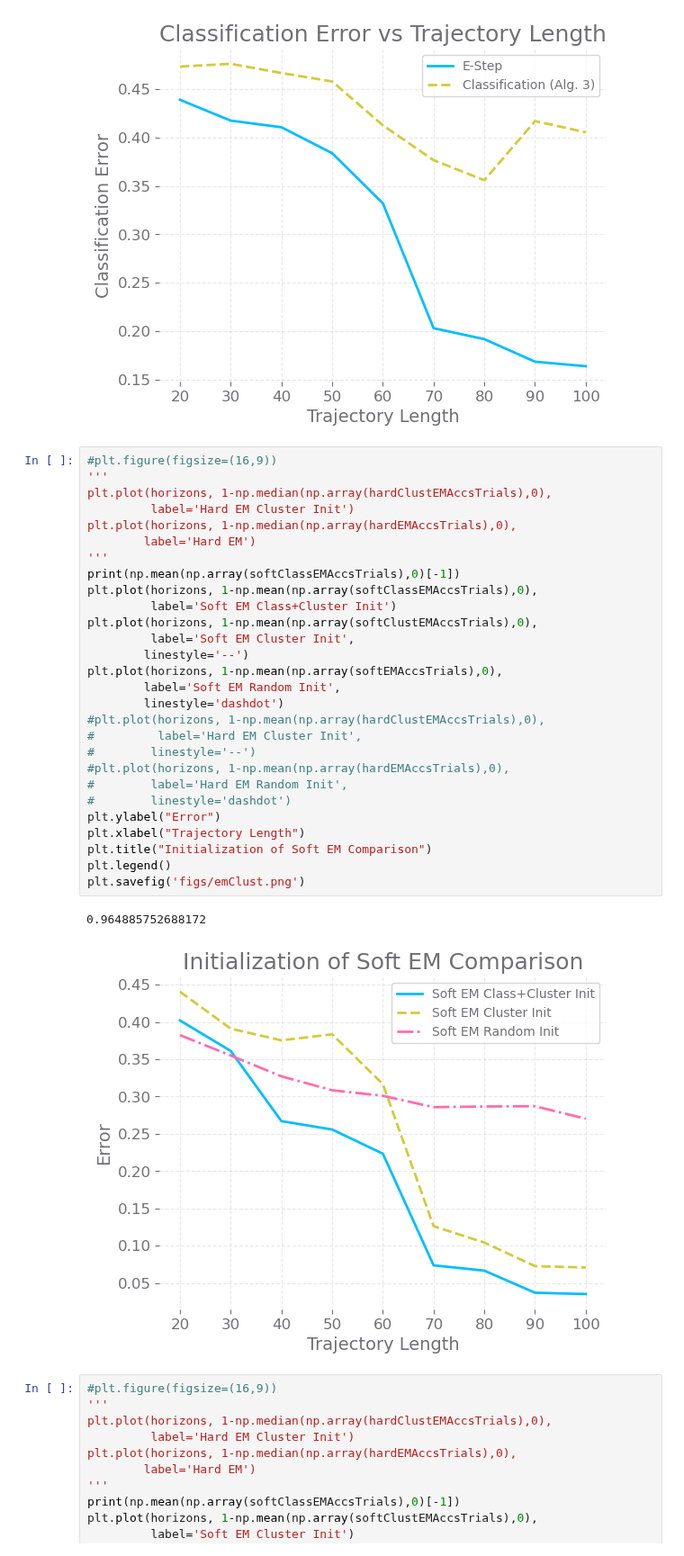
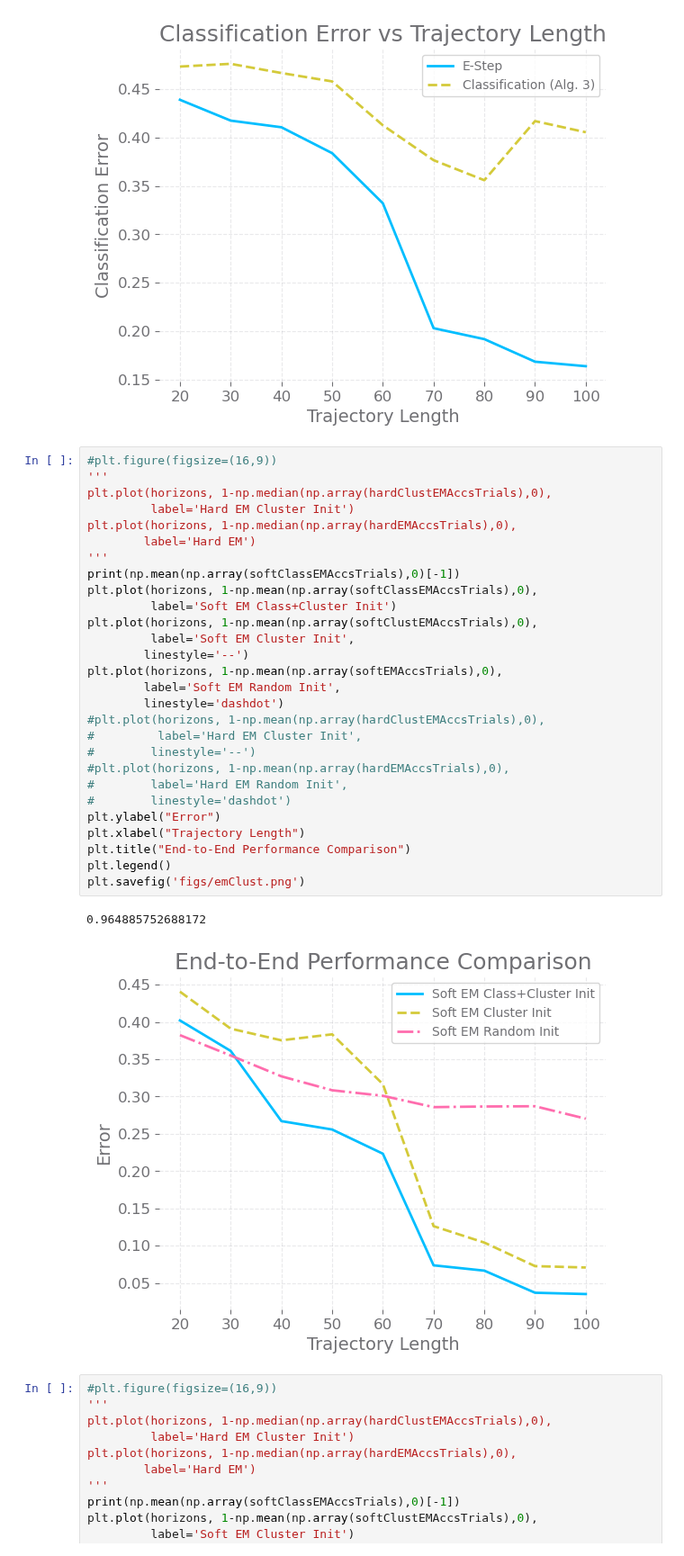
Before and after one commit to hetankevin/off-policy, a Jupyter notebook: mcmix/mdpRep.ipynb, the cells around one changed output. Shown at 90% size. Cells and saved outputs as stored; diff of their text form.

```diff
--- a/mcmix/mdpRep.ipynb
+++ b/mcmix/mdpRep.ipynb
@@ -574,34 +574,34 @@ plt.legend()
 # %%
 #plt.figure(figsize=(16,9))
 '''
 plt.plot(horizons, 1-np.median(np.array(hardClustEMAccsTrials),0),
          label='Hard EM Cluster Init')
 plt.plot(horizons, 1-np.median(np.array(hardEMAccsTrials),0),
         label='Hard EM')
 '''
 print(np.mean(np.array(softClassEMAccsTrials),0)[-1])
 plt.plot(horizons, 1-np.mean(np.array(softClassEMAccsTrials),0),
          label='Soft EM Class+Cluster Init')
 plt.plot(horizons, 1-np.mean(np.array(softClustEMAccsTrials),0),
          label='Soft EM Cluster Init',
         linestyle='--')
 plt.plot(horizons, 1-np.mean(np.array(softEMAccsTrials),0),
         label='Soft EM Random Init',
         linestyle='dashdot')
 #plt.plot(horizons, 1-np.mean(np.array(hardClustEMAccsTrials),0),
 #         label='Hard EM Cluster Init',
 #        linestyle='--')
 #plt.plot(horizons, 1-np.mean(np.array(hardEMAccsTrials),0),
 #        label='Hard EM Random Init',
 #        linestyle='dashdot')
 plt.ylabel("Error")
 plt.xlabel("Trajectory Length")
-plt.title("Initialization of Soft EM Comparison")
+plt.title("End-to-End Performance Comparison")
 plt.legend()
 plt.savefig('figs/emClust.png')
 # %% [output]
 0.964885752688172
-[figure, old version]
+[figure, new version]
 # %%
 #plt.figure(figsize=(16,9))
 '''
```
Also changed, not shown: 1 other file.
